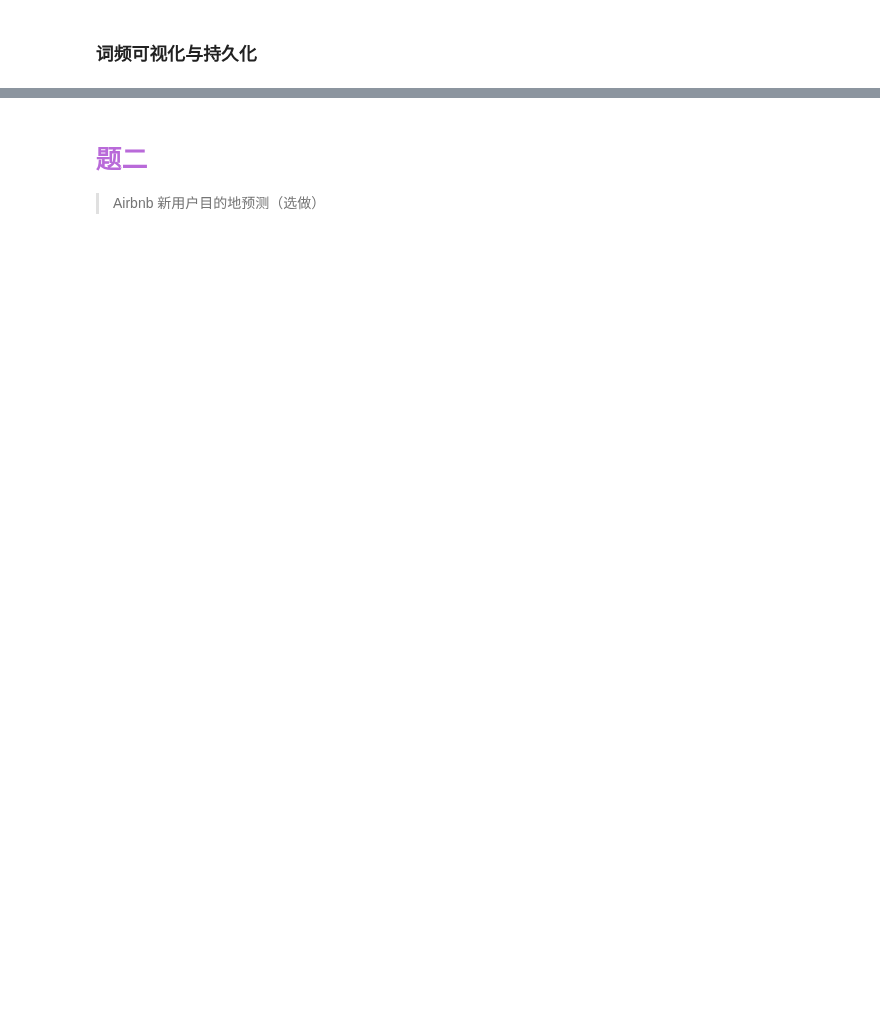
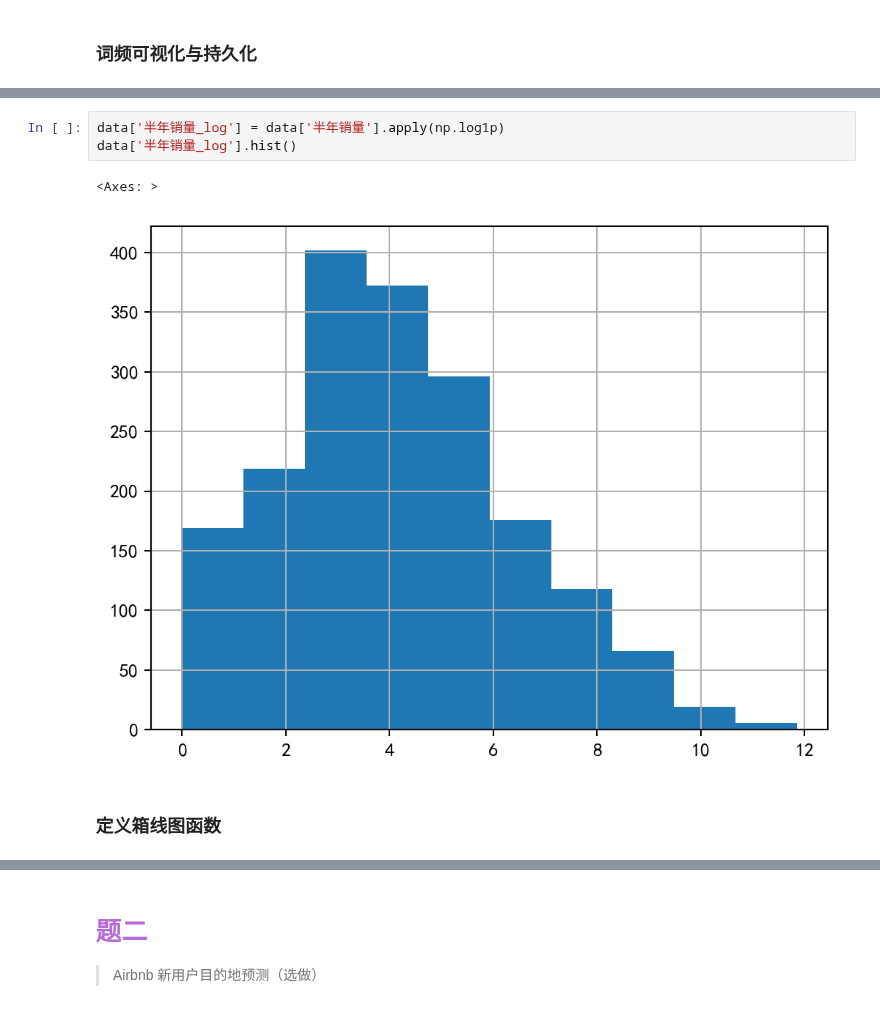
Before and after one commit to Soltus/learn-python-BI, a Jupyter notebook: lesson2/作业/4/index.ipynb, the cells around one changed output, grey strips where cells are left out. Drawn from its saved outputs; the diff is of its cells as text; blank space fills up the shorter version.

```diff
--- a/lesson2/作业/4/index.ipynb
+++ b/lesson2/作业/4/index.ipynb
@@ -563,0 +698,8 @@ egg_data.to_csv('./save_data_egg.csv',header=True,index=False)
+# %%
+data['半年销量_log'] = data['半年销量'].apply(np.log1p)
+data['半年销量_log'].hist()
+# %% [output]
+<Axes: >
+[figure, added]
+# %% [markdown]
+<h3>定义箱线图函数</h3>
```
Also changed, not shown: parts of 27 cells of this notebook, 7 other files.
